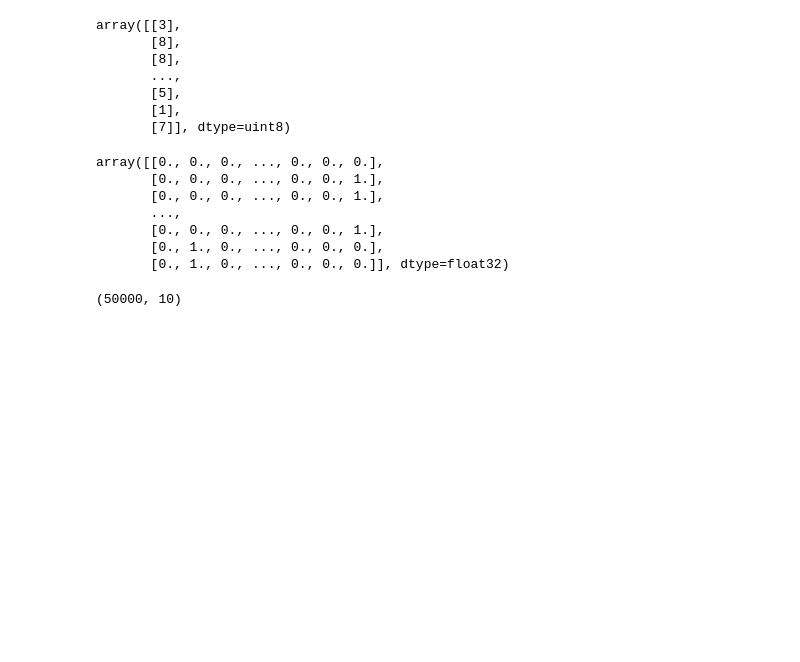
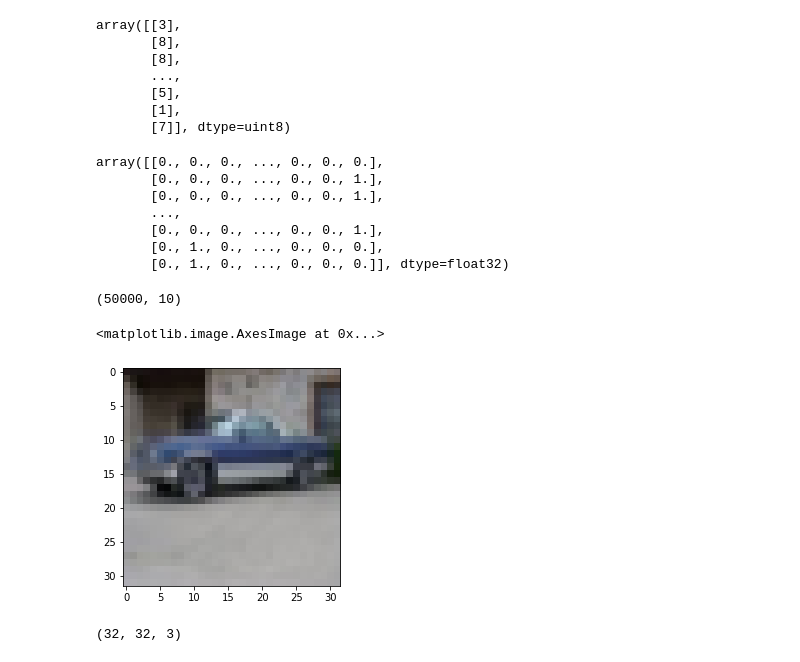
Before and after one commit to samruddhichitnis02/opencv, a Jupyter notebook: Cifar_dataset_classification/Cifar_data_classification.ipynb, the cells around one changed output. Saved outputs shown, nothing was run; the diff lists cells and outputs as text; code cells hidden in the pictures; blank space fills up the shorter version.

```diff
--- a/Cifar_dataset_classification/Cifar_data_classification.ipynb
+++ b/Cifar_dataset_classification/Cifar_data_classification.ipynb
@@ -67,3 +66,8 @@ array([[0., 0., 0., ..., 0., 0., 0.],
 y_train.shape
 # %% [output]
 (50000, 10)
+# %%
+plt.imshow(X_train[10000])
+# %% [output]
+<matplotlib.image.AxesImage at 0x...>
+[figure, added]
@@ -69,0 +83,4 @@ y_train.shape
+# %%
+X_train.shape[1:]
+# %% [output]
+(32, 32, 3)
```
Also changed, not shown: parts of 27 cells of this notebook.
